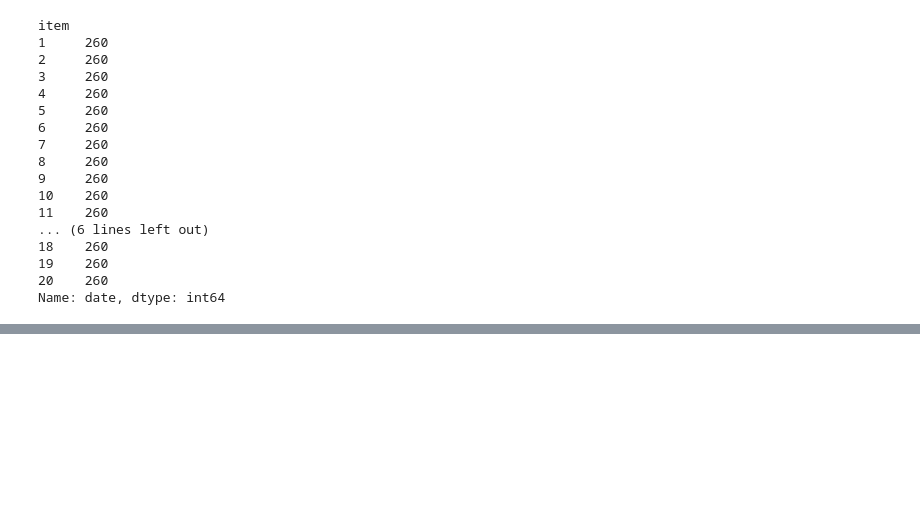
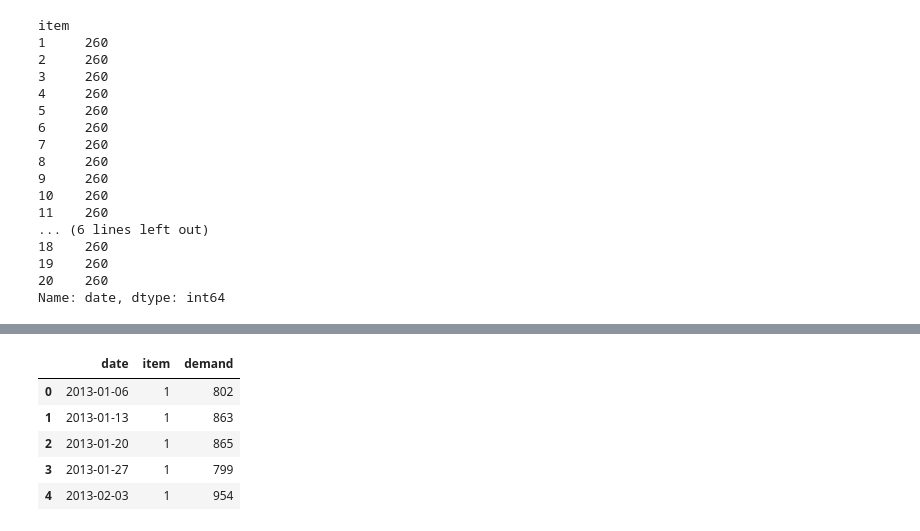
Before and after one commit to bgauri05/demand-to-production-optimization, a Jupyter notebook: notebooks/01_day1_eda.ipynb, the cells around one changed output, grey strips where cells are left out. Drawn from its saved outputs; the diff is of its cells as text; code cells hidden in the pictures; blank space fills up the shorter version.

```diff
--- a/notebooks/01_day1_eda.ipynb
+++ b/notebooks/01_day1_eda.ipynb
@@ -128,0 +168,9 @@ Name: date, dtype: int64
+# %%
+weekly.head()
+# %% [output]
+|  | date | item | demand |
+| 0 | 2013-01-06 | 1 | 802 |
+| 1 | 2013-01-13 | 1 | 863 |
+| 2 | 2013-01-20 | 1 | 865 |
+| 3 | 2013-01-27 | 1 | 799 |
+| 4 | 2013-02-03 | 1 | 954 |
```
Also changed, not shown: parts of 8 cells of this notebook, 15 other files.
